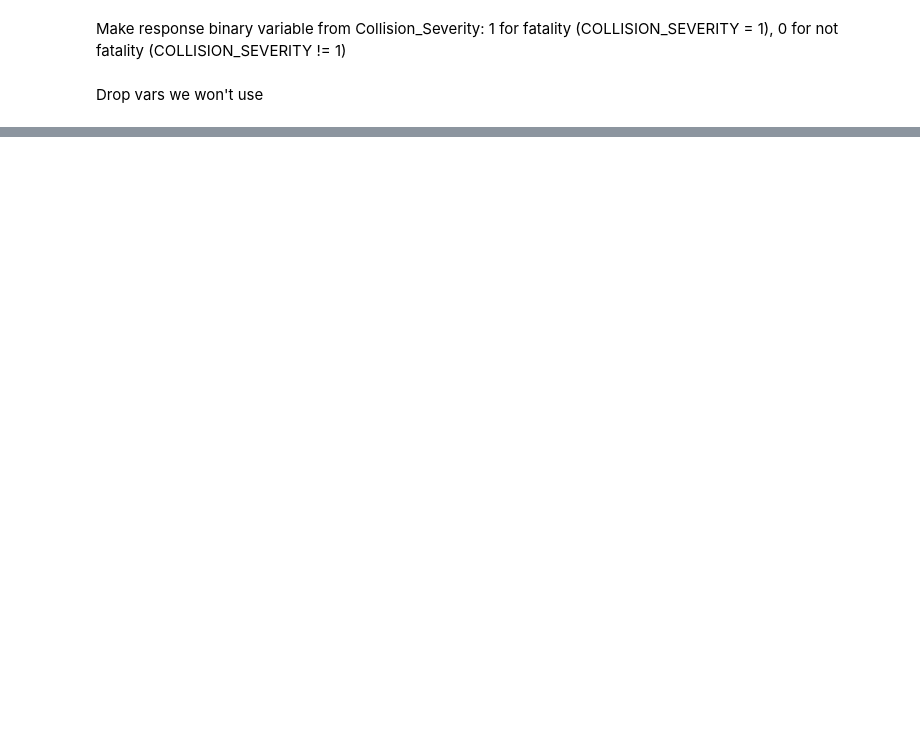
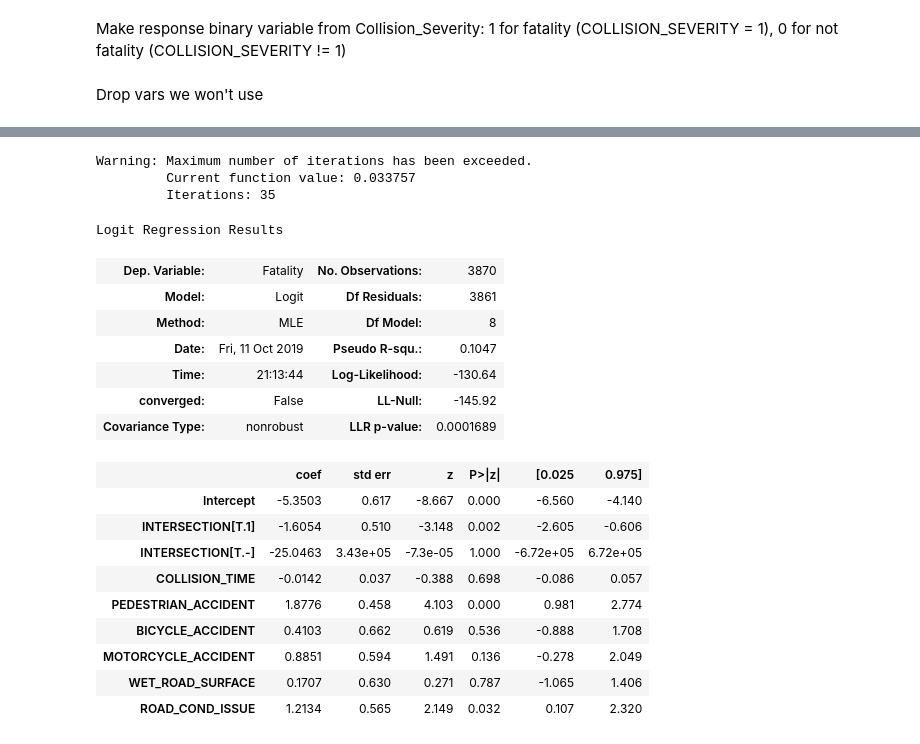
Before and after one commit to bingwang32/LinReg_Final_Proj, a Jupyter notebook: LinReg_FinalProj_Code-Model_Selection.ipynb, the cells around one changed output, grey strips where cells are left out. Saved outputs shown, nothing was run; the diff lists cells and outputs as text; code cells hidden in the pictures; blank space fills up the shorter version.

```diff
--- a/LinReg_FinalProj_Code-Model_Selection.ipynb
+++ b/LinReg_FinalProj_Code-Model_Selection.ipynb
@@ -38,7 +41,7 @@ Keep a subset of predictors as full model: Based on previous knowledge, these ar
 # %%
 c = c[['CASE_ID','COLLISION_DATE','COLLISION_TIME','INTERSECTION','COLLISION_SEVERITY',
        'LIGHTING','LOCATION_TYPE', 'ROAD_SURFACE', 'ROAD_COND_1', 'PEDESTRIAN_ACCIDENT',
-       'BICYCLE_ACCIDENT', 'MOTORCYCLE_ACCIDENT', 'ALCOHOL_INVOLVED']]
+       'BICYCLE_ACCIDENT', 'MOTORCYCLE_ACCIDENT', 'ALCOHOL_INVOLVED','PCF_VIOL_CATEGORY']]
 # %% [markdown]
 Make datetime variables
 # %%
@@ -170,0 +117,2 @@ NameError: name 'c' is not defined
+# %%
+c = c[['COLLISION_TIME','INTERSECTION', 'PEDESTRIAN_ACCIDENT','BICYCLE_ACCIDENT','MOTORCYCLE_ACCIDENT','WET_ROAD_SURFACE','ROAD_COND_ISSUE','Fatality','PCF_VIOL_CATEGORY']]
@@ -170,0 +197,29 @@ NameError: name 'c' is not defined
+# %%
+import statsmodels.api as sm
+import patsy
+formula = "Fatality ~ COLLISION_TIME + INTERSECTION + PEDESTRIAN_ACCIDENT + BICYCLE_ACCIDENT + MOTORCYCLE_ACCIDENT + WET_ROAD_SURFACE + ROAD_COND_ISSUE"
+y,X = patsy.dmatrices(formula,data=c)
+model = sm.Logit(y,X).fit()
+model.summary()
+# %% [output]
+Warning: Maximum number of iterations has been exceeded.
+         Current function value: 0.033757
+         Iterations: 35
+Logit Regression Results
+| Dep. Variable: | Fatality | No. Observations: | 3870 |
+| Model: | Logit | Df Residuals: | 3861 |
+| Method: | MLE | Df Model: | 8 |
+| Date: | Fri, 11 Oct 2019 | Pseudo R-squ.: | 0.1047 |
+| Time: | 21:13:44 | Log-Likelihood: | -130.64 |
+| converged: | False | LL-Null: | -145.92 |
+| Covariance Type: | nonrobust | LLR p-value: | 0.0001689 |
+|  | coef | std err | z | P>|z| | [0.025 | 0.975] |
+| Intercept | -5.3503 | 0.617 | -8.667 | 0.000 | -6.560 | -4.140 |
+| INTERSECTION[T.1] | -1.6054 | 0.510 | -3.148 | 0.002 | -2.605 | -0.606 |
+| INTERSECTION[T.-] | -25.0463 | 3.43e+05 | -7.3e-05 | 1.000 | -6.72e+05 | 6.72e+05 |
+| COLLISION_TIME | -0.0142 | 0.037 | -0.388 | 0.698 | -0.086 | 0.057 |
+| PEDESTRIAN_ACCIDENT | 1.8776 | 0.458 | 4.103 | 0.000 | 0.981 | 2.774 |
+| BICYCLE_ACCIDENT | 0.4103 | 0.662 | 0.619 | 0.536 | -0.888 | 1.708 |
+| MOTORCYCLE_ACCIDENT | 0.8851 | 0.594 | 1.491 | 0.136 | -0.278 | 2.049 |
+| WET_ROAD_SURFACE | 0.1707 | 0.630 | 0.271 | 0.787 | -1.065 | 1.406 |
+| ROAD_COND_ISSUE | 1.2134 | 0.565 | 2.149 | 0.032 | 0.107 | 2.320 |
```
Also changed, not shown: parts of 24 cells of this notebook.
